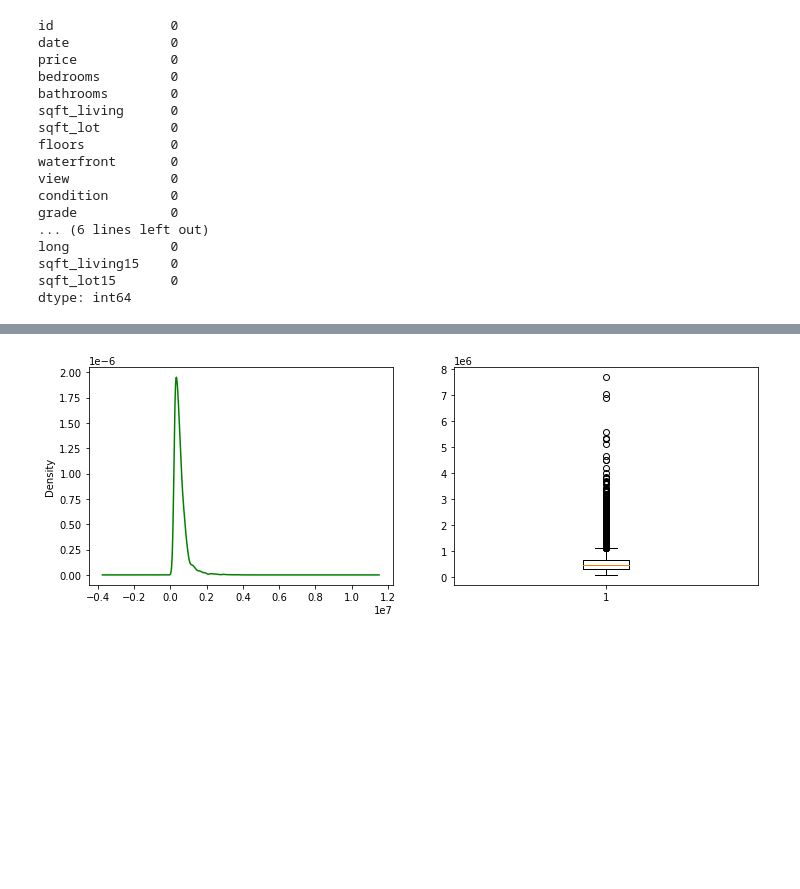
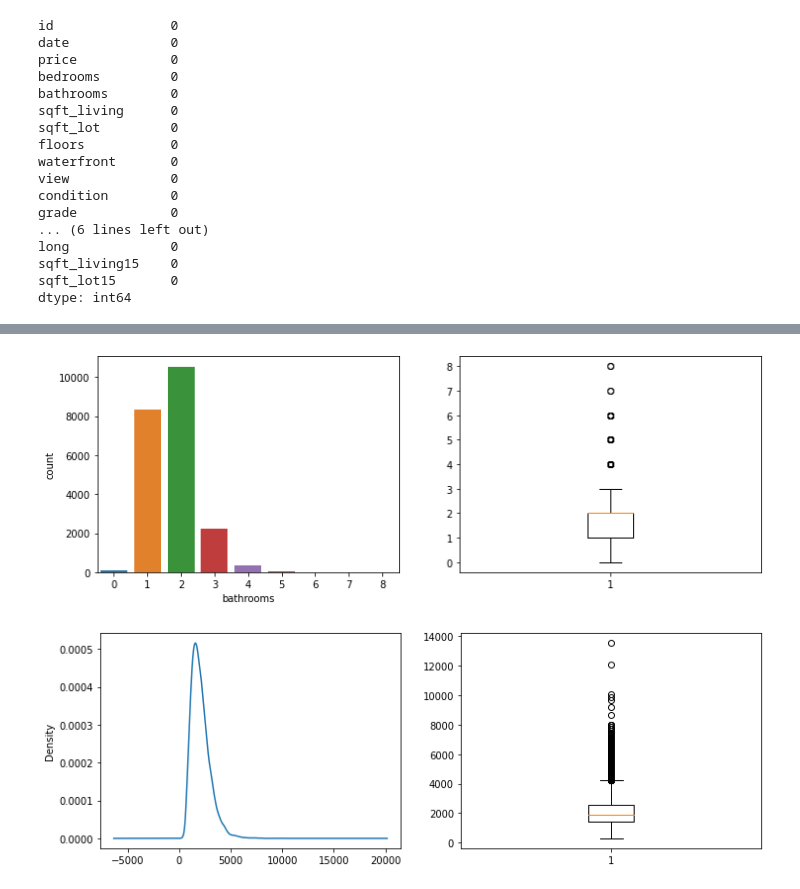
Before and after one commit to irvandandung/kc_house_data_regression, a Jupyter notebook: kc_house_data.ipynb, the cells around one changed output, grey strips where cells are left out. Saved outputs shown, nothing was run; the diff lists cells and outputs as text; code cells hidden in the pictures; blank space fills up the shorter version.

```diff
--- a/kc_house_data.ipynb
+++ b/kc_house_data.ipynb
@@ -192,9 +120,26 @@ plt.show()
+# %%
+#Univariate analysis bathrooms
+#Melihat distribusi dari bathrooms
+f = plt.figure(figsize=(12,4))
+
+f.add_subplot(1,2,1)
+sns.countplot(dataframe['bathrooms'])
+
+f.add_subplot(1,2,2)
+plt.boxplot(dataframe['bathrooms'])
+plt.show()
+# %% [output]
+[figure, added]
 # %%
+#Univariate analysis sqft_living
+#Melihat distribusi dari sqft_living
 f = plt.figure(figsize=(12,4))
+
 f.add_subplot(1,2,1)
-df['price'].plot(kind='kde', c='g')
+dataframe['sqft_living'].plot(kind='kde')
+
 f.add_subplot(1,2,2)
-plt.boxplot(df['price'])
+plt.boxplot(dataframe['sqft_living'])
 plt.show()
 # %% [output]
-[figure, old version]
+[figure, new version]
```
Also changed, not shown: parts of 31 cells of this notebook.
